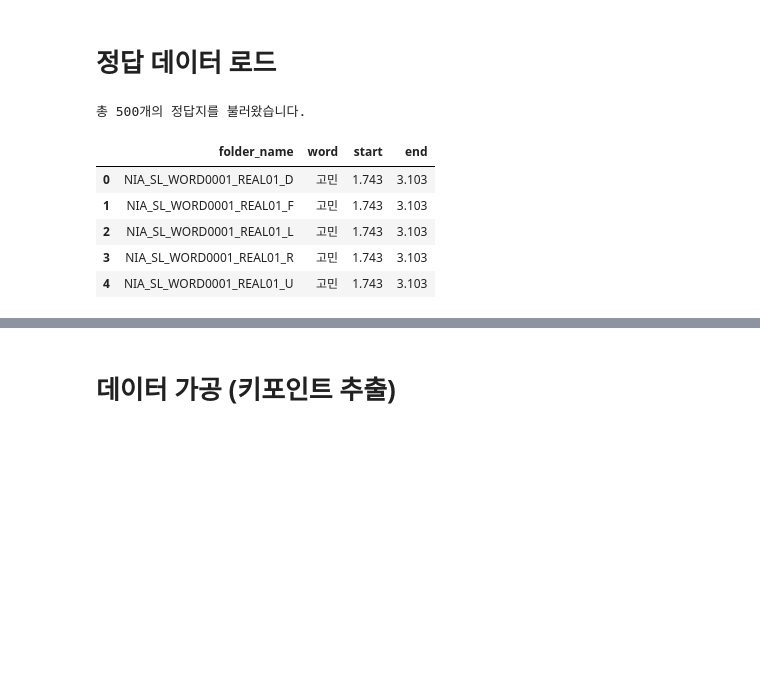
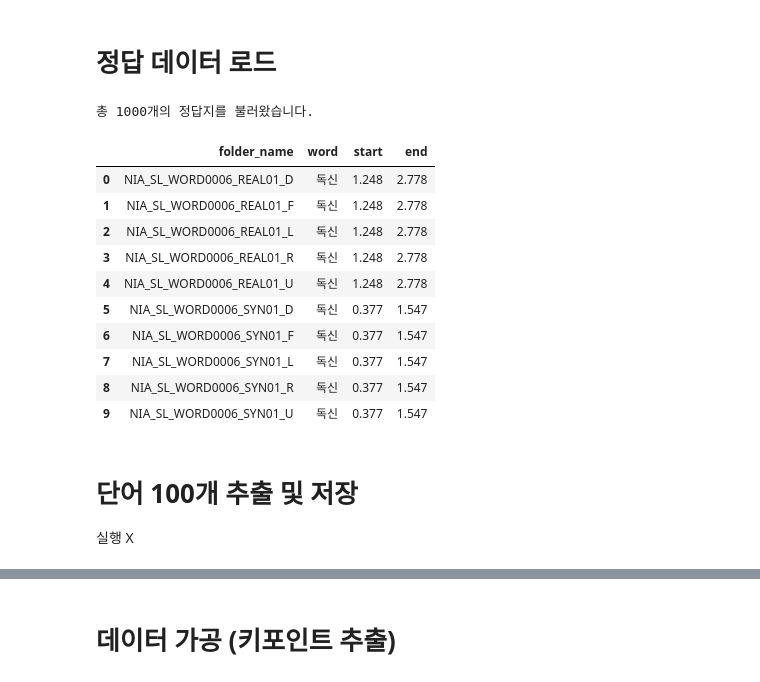
Before and after one commit to OpenSourceSWBasic9/Sign-Language-Recognizer, a Jupyter notebook: train.ipynb, the cells around one changed output, grey strips where cells are left out. Saved outputs shown, nothing was run; the diff lists cells and outputs as text; code cells hidden in the pictures; blank space fills up the shorter version.

```diff
--- a/train.ipynb
+++ b/train.ipynb
@@ -32,40 +53,54 @@ print(f"현재 사용 중인 장치: {device}")
 # 정답 데이터 로드
 # %%
 # 상대경로 설정
-label_dir = "./Train/morpheme/01/"
-# label_dir = "./Test/labels/"
+label_dir = "./Data/01/morpheme/"
 label_paths = glob.glob(os.path.join(label_dir, "*_morpheme.json"))
 
-label_list = []
+def load_data(label_paths):
+    labels = []
+    for path in label_paths:
+        with open(path, 'r', encoding='utf-8') as f:
+            content = json.load(f)
 
-for path in label_paths[:500]:
-    with open(path, 'r', encoding='utf-8') as f:
-        content = json.load(f)
+            # 1. 원본 영상 파일명 (morpheme.json에서 추출)
+            full_name = content['metaData']['name'] # 예: NIA_SL_WORD0001_REAL01_D.mp4
+            base_name = full_name.replace('.mp4', '') # 확장자 제거
 
-        # 1. 원본 영상 파일명 (morpheme.json에서 추출)
-        full_name = content['metaData']['name'] # 예: NIA_SL_WORD0001_REAL01_D.mp4
-        base_name = full_name.replace('.mp4', '') # 확장자 제거
+            # 2. 정답 단어 및 시간 정보[cite: 1]
+            word = content['data'][0]['attributes'][0]['name']
+            start_t = content['data'][0]['start']
+            end_t = content['data'][0]['end']
 
-        # 2. 정답 단어 및 시간 정보[cite: 1]
-        word = content['data'][0]['attributes'][0]['name']
-        start_t = content['data'][0]['start']
-        end_t = content['data'][0]['end']
+            labels.append({
+                'folder_name': base_name, # 키포인트 폴더 이름과 일치
+                'word': word,
+                'start': start_t,
+                'end': end_t
+            })
+    return labels
 
-        label_list.append({
-            'folder_name': base_name, # 키포인트 폴더 이름과 일치
-            'word': word,
-            'start': start_t,
-            'end': end_t
-        })
+label_list = load_data(label_paths)
+
+# 리스트에서 'word'만 추출하여 집합으로 변환
+words = set([item['word'] for item in label_list])
+
 
 df = pd.DataFrame(label_list)
 print(f"총 {len(df)}개의 정답지를 불러왔습니다.")
-display(df.head()) # 데이터가 잘 들어왔는지 표로 확인
+display(df.head(10)) # 데이터가 잘 들어왔는지 표로 확인
 # %% [output]
-총 500개의 정답지를 불러왔습니다.
+총 1000개의 정답지를 불러왔습니다.
 |  | folder_name | word | start | end |
-| 0 | NIA_SL_WORD0001_REAL01_D | 고민 | 1.743 | 3.103 |
-| 1 | NIA_SL_WORD0001_REAL01_F | 고민 | 1.743 | 3.103 |
-| 2 | NIA_SL_WORD0001_REAL01_L | 고민 | 1.743 | 3.103 |
-| 3 | NIA_SL_WORD0001_REAL01_R | 고민 | 1.743 | 3.103 |
-| 4 | NIA_SL_WORD0001_REAL01_U | 고민 | 1.743 | 3.103 |
+| 0 | NIA_SL_WORD0006_REAL01_D | 독신 | 1.248 | 2.778 |
+| 1 | NIA_SL_WORD0006_REAL01_F | 독신 | 1.248 | 2.778 |
+| 2 | NIA_SL_WORD0006_REAL01_L | 독신 | 1.248 | 2.778 |
+| 3 | NIA_SL_WORD0006_REAL01_R | 독신 | 1.248 | 2.778 |
+| 4 | NIA_SL_WORD0006_REAL01_U | 독신 | 1.248 | 2.778 |
+| 5 | NIA_SL_WORD0006_SYN01_D | 독신 | 0.377 | 1.547 |
+| 6 | NIA_SL_WORD0006_SYN01_F | 독신 | 0.377 | 1.547 |
+| 7 | NIA_SL_WORD0006_SYN01_L | 독신 | 0.377 | 1.547 |
+| 8 | NIA_SL_WORD0006_SYN01_R | 독신 | 0.377 | 1.547 |
+| 9 | NIA_SL_WORD0006_SYN01_U | 독신 | 0.377 | 1.547 |
+# %% [markdown]
+# 단어 100개 추출 및 저장
+실행 X
```
Also changed, not shown: parts of 13 cells of this notebook, 3 other files.
